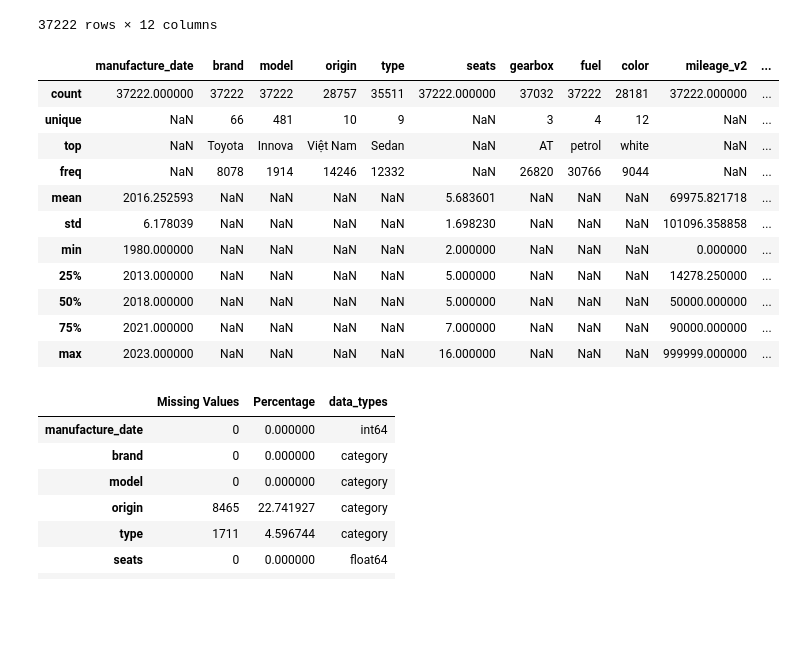
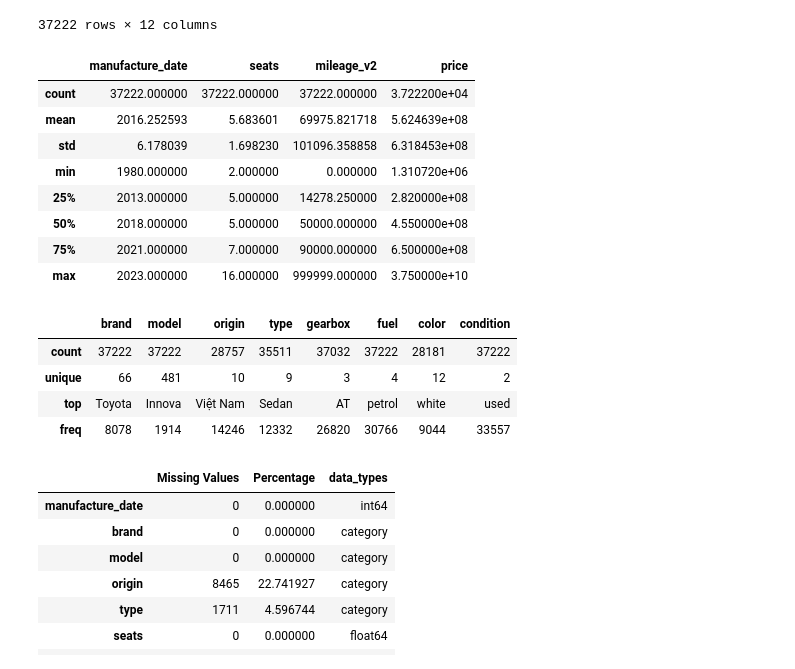
Before and after one commit to ngnquanq/car-price-prediction, a Jupyter notebook: demo.ipynb, the cells around one changed output. Cells and saved outputs as stored; diff of their text form; code cells hidden in the pictures; blank space fills up the shorter version.

```diff
--- a/demo.ipynb
+++ b/demo.ipynb
@@ -33,10 +33,10 @@ from sklearn.metrics import mean_squared_error, r2_score, mean_absolute_error
 import sys
 # %%
 # Load data
-DATA_PATH = 'data/raw'
+DATA_PATH = 'data'
 MODEL_PATH = 'models'
-ref = pd.read_csv(f'{DATA_PATH}/car.csv') # for reference if needed
-data = pd.read_csv(f'{DATA_PATH}/car.csv')
+ref = pd.read_csv(f'{DATA_PATH}/raw/car.csv') # for reference if needed
+data = pd.read_csv(f'{DATA_PATH}/raw/car.csv')
 # %%
 unique_df = ref[~ref.duplicated()]
 unique_df
@@ -359,20 +361,25 @@ data
 | 317623 | 2018 | Hyundai | Grand i10 | Việt Nam | Hatchback | 5.0 | AT | petrol | red | 87000 | ... |
 37222 rows × 12 columns
 # %%
-data.describe(include='all')
+data.describe(include='number')
 # %% [output]
-|  | manufacture_date | brand | model | origin | type | seats | gearbox | fuel | color | mileage_v2 | ... |
-| count | 37222.000000 | 37222 | 37222 | 28757 | 35511 | 37222.000000 | 37032 | 37222 | 28181 | 37222.000000 | ... |
-| unique | NaN | 66 | 481 | 10 | 9 | NaN | 3 | 4 | 12 | NaN | ... |
-| top | NaN | Toyota | Innova | Việt Nam | Sedan | NaN | AT | petrol | white | NaN | ... |
-| freq | NaN | 8078 | 1914 | 14246 | 12332 | NaN | 26820 | 30766 | 9044 | NaN | ... |
-| mean | 2016.252593 | NaN | NaN | NaN | NaN | 5.683601 | NaN | NaN | NaN | 69975.821718 | ... |
-| std | 6.178039 | NaN | NaN | NaN | NaN | 1.698230 | NaN | NaN | NaN | 101096.358858 | ... |
-| min | 1980.000000 | NaN | NaN | NaN | NaN | 2.000000 | NaN | NaN | NaN | 0.000000 | ... |
-| 25% | 2013.000000 | NaN | NaN | NaN | NaN | 5.000000 | NaN | NaN | NaN | 14278.250000 | ... |
-| 50% | 2018.000000 | NaN | NaN | NaN | NaN | 5.000000 | NaN | NaN | NaN | 50000.000000 | ... |
-| 75% | 2021.000000 | NaN | NaN | NaN | NaN | 7.000000 | NaN | NaN | NaN | 90000.000000 | ... |
-| max | 2023.000000 | NaN | NaN | NaN | NaN | 16.000000 | NaN | NaN | NaN | 999999.000000 | ... |
+|  | manufacture_date | seats | mileage_v2 | price |
+| count | 37222.000000 | 37222.000000 | 37222.000000 | 3.722200e+04 |
+| mean | 2016.252593 | 5.683601 | 69975.821718 | 5.624639e+08 |
+| std | 6.178039 | 1.698230 | 101096.358858 | 6.318453e+08 |
+| min | 1980.000000 | 2.000000 | 0.000000 | 1.310720e+06 |
+| 25% | 2013.000000 | 5.000000 | 14278.250000 | 2.820000e+08 |
+| 50% | 2018.000000 | 5.000000 | 50000.000000 | 4.550000e+08 |
+| 75% | 2021.000000 | 7.000000 | 90000.000000 | 6.500000e+08 |
+| max | 2023.000000 | 16.000000 | 999999.000000 | 3.750000e+10 |
+# %%
+data.describe(include='category')
+# %% [output]
+|  | brand | model | origin | type | gearbox | fuel | color | condition |
+| count | 37222 | 37222 | 28757 | 35511 | 37032 | 37222 | 28181 | 37222 |
+| unique | 66 | 481 | 10 | 9 | 3 | 4 | 12 | 2 |
+| top | Toyota | Innova | Việt Nam | Sedan | AT | petrol | white | used |
+| freq | 8078 | 1914 | 14246 | 12332 | 26820 | 30766 | 9044 | 33557 |
 # %%
 # calculate the missing values of each column
 missing_values = data.isnull().sum()
```
Also changed, not shown: parts of 75 cells of this notebook, 8 other files.
